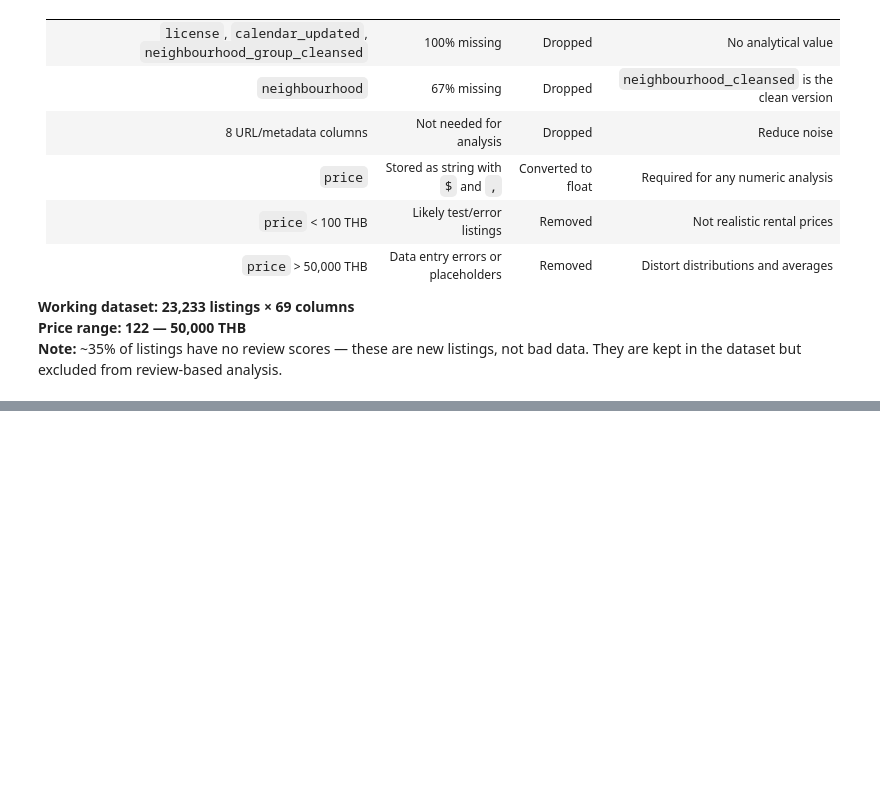
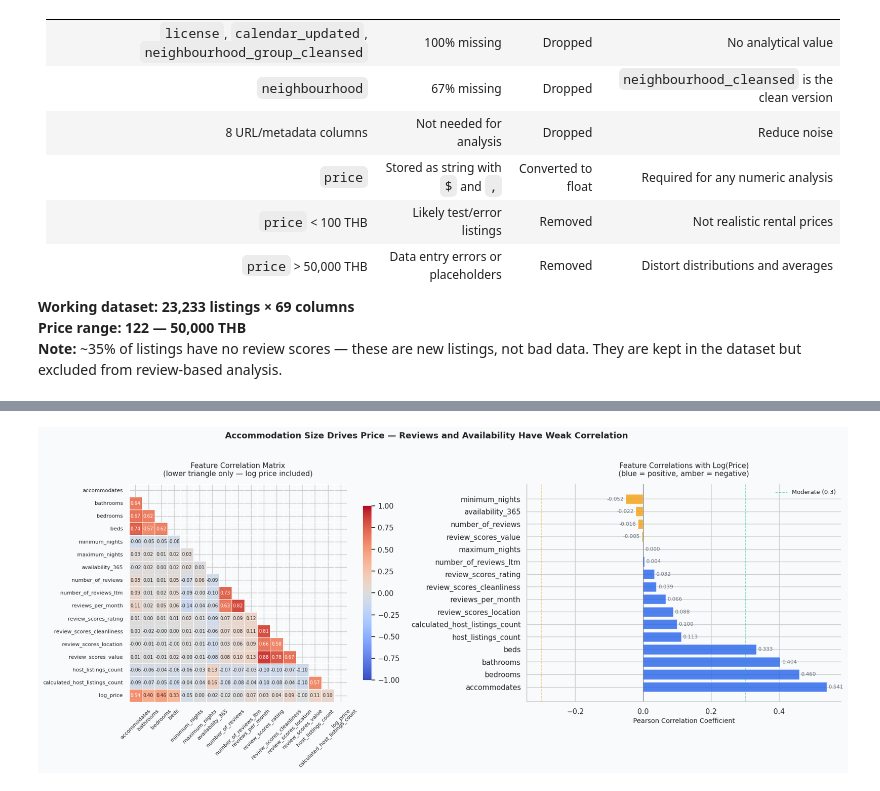
Before and after one commit to taghoutii/airbnb-eda, a Jupyter notebook: notebooks/01_eda.ipynb, the cells around one changed output, grey strips where cells are left out. Saved outputs shown, nothing was run; the diff lists cells and outputs as text; code cells hidden in the pictures; blank space fills up the shorter version.

```diff
--- a/notebooks/01_eda.ipynb
+++ b/notebooks/01_eda.ipynb
@@ -259,0 +446,88 @@ New median: 1378 THB
+# %%
+# Select numeric columns relevant to price — exclude IDs, computed duplicates, availability variants
+numeric_cols = [
+    'price', 'accommodates', 'bathrooms', 'bedrooms', 'beds',
+    'minimum_nights', 'maximum_nights', 'availability_365',
+    'number_of_reviews', 'number_of_reviews_ltm', 'reviews_per_month',
+    'review_scores_rating', 'review_scores_cleanliness',
+    'review_scores_location', 'review_scores_value',
+    'host_listings_count', 'calculated_host_listings_count'
+]
+
+corr_df = listings_clean[numeric_cols].copy()
+
+# Use log-transformed price for correlation — raw price correlations are
+# suppressed by skewness, log price reveals true linear relationships
+corr_df['log_price'] = np.log1p(corr_df['price'])
+corr_df = corr_df.drop(columns=['price'])
+
+corr_matrix = corr_df.corr()
+
+# Extract only correlations with log_price, sorted
+price_corr = (corr_matrix['log_price']
+              .drop('log_price')
+              .sort_values(ascending=False))
+
+fig, axes = plt.subplots(1, 2, figsize=(18, 7))
+
+# --- LEFT: Full correlation heatmap ---
+ax = axes[0]
+mask = np.triu(np.ones_like(corr_matrix, dtype=bool))  # mask upper triangle — avoid redundancy
+
+sns.heatmap(corr_matrix,
+            mask=mask,
+            ax=ax,
+            cmap='coolwarm',
+            center=0,
+            vmin=-1, vmax=1,
+            annot=True,
+            fmt='.2f',
+            annot_kws={'size': 7},
+            square=True,
+            linewidths=0.5,
+            cbar_kws={'shrink': 0.8})
+
+ax.set_title('Feature Correlation Matrix\n(lower triangle only — log price included)',
+             fontsize=11, pad=12)
+ax.tick_params(axis='x', rotation=45, labelsize=8)
+ax.tick_params(axis='y', rotation=0, labelsize=8)
+
+# --- RIGHT: Bar chart of correlations with log_price only ---
+ax = axes[1]
+
+colors = [COLORS['primary'] if v > 0 else COLORS['secondary'] for v in price_corr.values]
+bars = ax.barh(price_corr.index, price_corr.values, color=colors, alpha=0.8, edgecolor='white')
+
+# Annotate each bar with correlation value
+for bar, val in zip(bars, price_corr.values):
+    ax.text(val + (0.005 if val >= 0 else -0.005),
+            bar.get_y() + bar.get_height() / 2,
+            f'{val:.3f}',
+            va='center',
+            ha='left' if val >= 0 else 'right',
+            fontsize=8,
+            color=COLORS['neutral'])
+
+ax.axvline(0, color=COLORS['neutral'], linewidth=0.8, linestyle='-')
+
+# Threshold lines — weak vs moderate correlation
+ax.axvline(0.3,  color=COLORS['accent'],    linewidth=1, linestyle='--', alpha=0.6, label='Moderate (0.3)')
+ax.axvline(-0.3, color=COLORS['secondary'], linewidth=1, linestyle='--', alpha=0.6)
+
+ax.set_title('Feature Correlations with Log(Price)\n(blue = positive, amber = negative)',
+             fontsize=11, pad=12)
+ax.set_xlabel('Pearson Correlation Coefficient', fontsize=10)
+ax.legend(frameon=False, fontsize=9)
+
+plt.suptitle('Accommodation Size Drives Price — Reviews and Availability Have Weak Correlation',
+             fontsize=13, fontweight='bold', y=1.02)
+plt.tight_layout()
+plt.show()
+
+# Print top drivers
+print("Top positive correlators with price:")
+print(price_corr[price_corr > 0.1].to_string())
+print("\nTop negative correlators with price:")
+print(price_corr[price_corr < -0.1].to_string())
+# %% [output]
+[figure, added]
```
Also changed, not shown: parts of 12 cells of this notebook.
